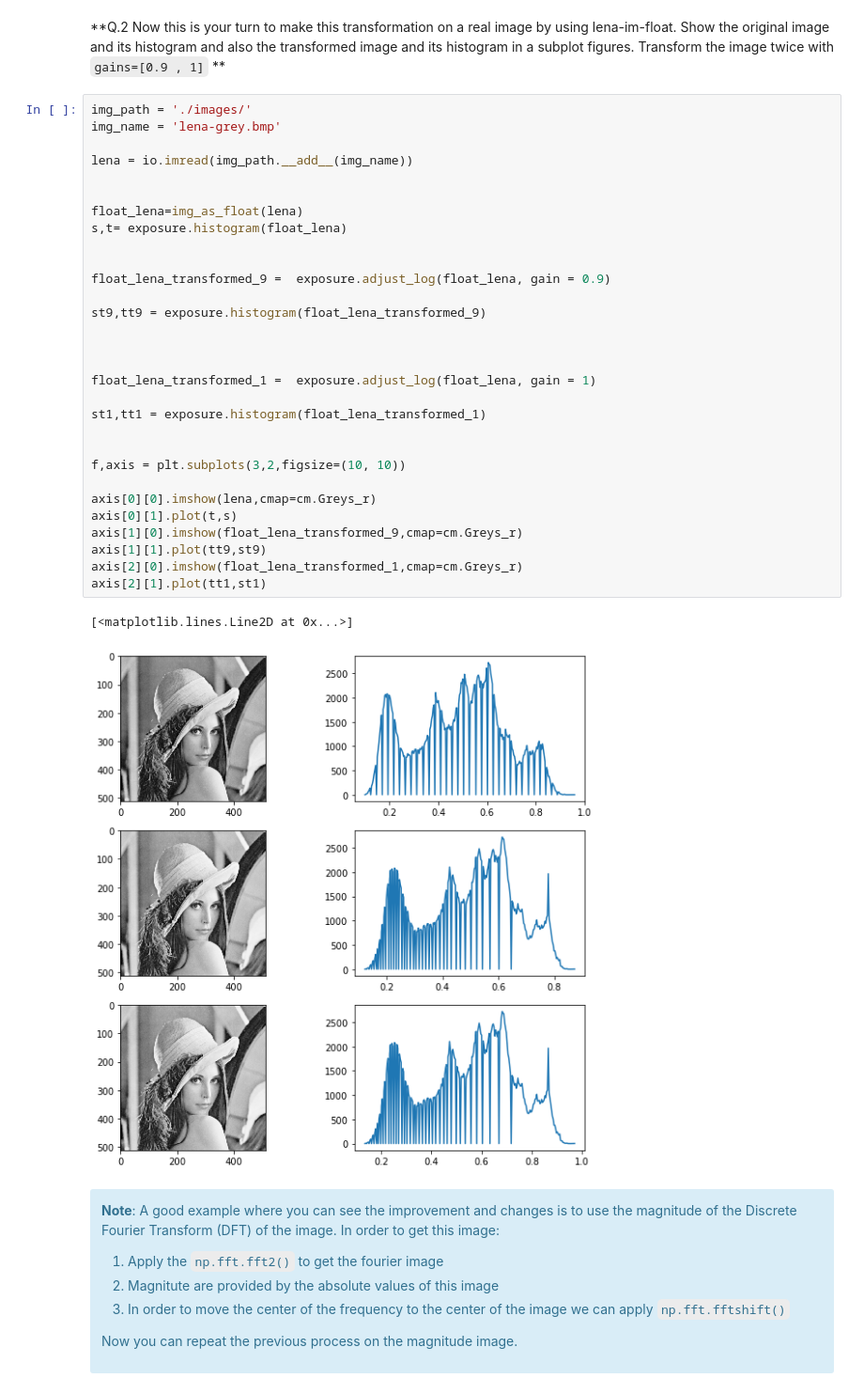
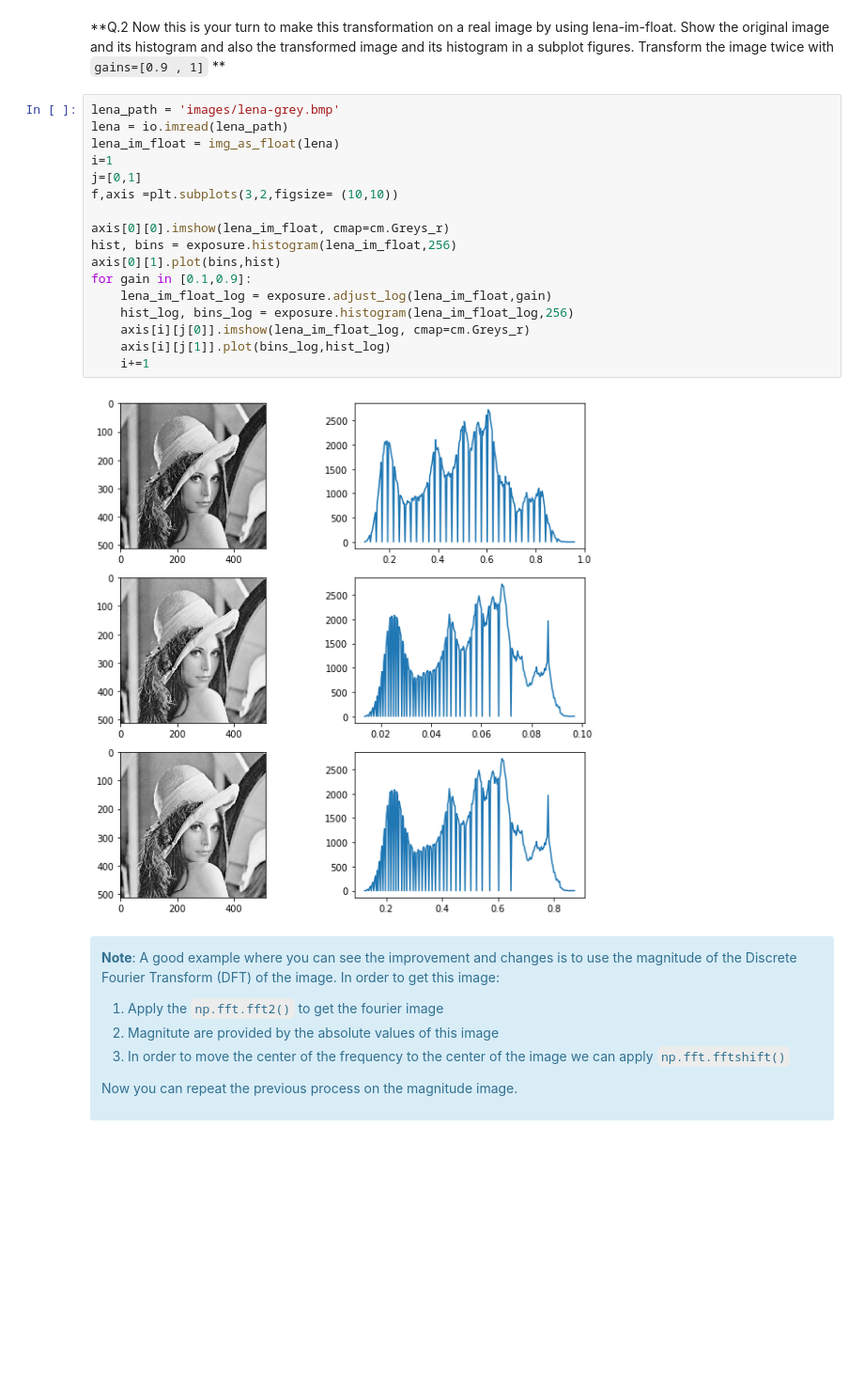
Before and after one commit to Basel1991/B31XB-IIP-TP-1718, a Jupyter notebook: 2-image-enhancement/2-enhancement.ipynb, the cells around one changed output. Shown at 94% size. Drawn from its saved outputs; the diff is of its cells as text; blank space fills up the shorter version.

```diff
--- a/2-image-enhancement/2-enhancement.ipynb
+++ b/2-image-enhancement/2-enhancement.ipynb
@@ -55,39 +55,25 @@ plt.show()
 Show the original image and its histogram and also the transformed image and its histogram in a subplot figures.
 Transform the image twice with `gains=[0.9 , 1]`
 **
-# %%
-img_path = './images/'
-img_name = 'lena-grey.bmp'
-
-lena = io.imread(img_path.__add__(img_name))
-
-
-float_lena=img_as_float(lena)
-s,t= exposure.histogram(float_lena)
-
-
-float_lena_transformed_9 =  exposure.adjust_log(float_lena, gain = 0.9)
-
-st9,tt9 = exposure.histogram(float_lena_transformed_9)
-
-
-
-float_lena_transformed_1 =  exposure.adjust_log(float_lena, gain = 1)
-
-st1,tt1 = exposure.histogram(float_lena_transformed_1)
-
-
-f,axis = plt.subplots(3,2,figsize=(10, 10))
-
-axis[0][0].imshow(lena,cmap=cm.Greys_r)
-axis[0][1].plot(t,s)
-axis[1][0].imshow(float_lena_transformed_9,cmap=cm.Greys_r)
-axis[1][1].plot(tt9,st9)
-axis[2][0].imshow(float_lena_transformed_1,cmap=cm.Greys_r)
-axis[2][1].plot(tt1,st1)
-# %% [output]
-[<matplotlib.lines.Line2D at 0x...>]
-[figure, removed]
+# %%
+lena_path = 'images/lena-grey.bmp'
+lena = io.imread(lena_path)
+lena_im_float = img_as_float(lena)
+i=1
+j=[0,1]
+f,axis =plt.subplots(3,2,figsize= (10,10))
+
+axis[0][0].imshow(lena_im_float, cmap=cm.Greys_r)
+hist, bins = exposure.histogram(lena_im_float,256)
+axis[0][1].plot(bins,hist)
+for gain in [0.1,0.9]:
+    lena_im_float_log = exposure.adjust_log(lena_im_float,gain)
+    hist_log, bins_log = exposure.histogram(lena_im_float_log,256)
+    axis[i][j[0]].imshow(lena_im_float_log, cmap=cm.Greys_r)
+    axis[i][j[1]].plot(bins_log,hist_log)
+    i+=1
+# %% [output]
+[figure, added]
 # %% [markdown]
 <div class="alert alert-info">
 
```
Also changed, not shown: parts of 11 cells of this notebook.
